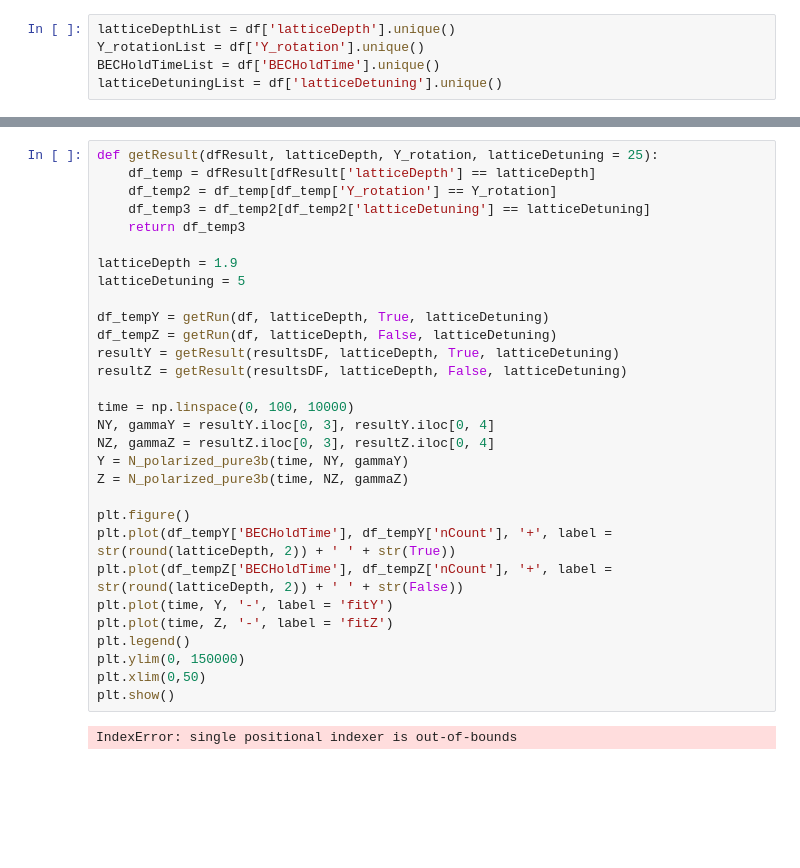
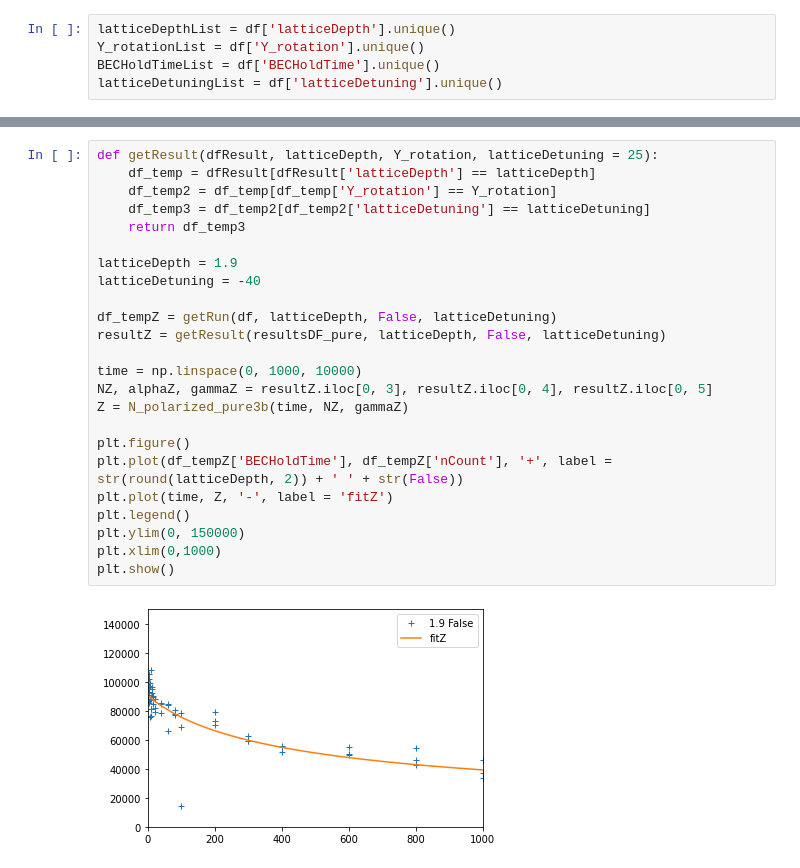
Before and after one commit to barralp/dypole-lattice, a Jupyter notebook: fitting/v2/Data_fitting-3b_210423.ipynb, the cells around one changed output, grey strips where cells are left out. Drawn from its saved outputs; the diff is of its cells as text; blank space fills up the shorter version.

```diff
--- a/fitting/v2/Data_fitting-3b_210423.ipynb
+++ b/fitting/v2/Data_fitting-3b_210423.ipynb
@@ -145,32 +190,26 @@ print(resultsDF)
 # %%
 def getResult(dfResult, latticeDepth, Y_rotation, latticeDetuning = 25):
     df_temp = dfResult[dfResult['latticeDepth'] == latticeDepth]
     df_temp2 = df_temp[df_temp['Y_rotation'] == Y_rotation]
     df_temp3 = df_temp2[df_temp2['latticeDetuning'] == latticeDetuning]
     return df_temp3
 
 latticeDepth = 1.9
-latticeDetuning = 5
+latticeDetuning = -40
 
-df_tempY = getRun(df, latticeDepth, True, latticeDetuning)
 df_tempZ = getRun(df, latticeDepth, False, latticeDetuning)
-resultY = getResult(resultsDF, latticeDepth, True, latticeDetuning)
-resultZ = getResult(resultsDF, latticeDepth, False, latticeDetuning)
+resultZ = getResult(resultsDF_pure, latticeDepth, False, latticeDetuning)
 
-time = np.linspace(0, 100, 10000)
-NY, gammaY = resultY.iloc[0, 3], resultY.iloc[0, 4]
-NZ, gammaZ = resultZ.iloc[0, 3], resultZ.iloc[0, 4]
-Y = N_polarized_pure3b(time, NY, gammaY)
+time = np.linspace(0, 1000, 10000)
+NZ, alphaZ, gammaZ = resultZ.iloc[0, 3], resultZ.iloc[0, 4], resultZ.iloc[0, 5]
 Z = N_polarized_pure3b(time, NZ, gammaZ)
 
 plt.figure()
-plt.plot(df_tempY['BECHoldTime'], df_tempY['nCount'], '+', label = str(round(latticeDepth, 2)) + ' ' + str(True))
 plt.plot(df_tempZ['BECHoldTime'], df_tempZ['nCount'], '+', label = str(round(latticeDepth, 2)) + ' ' + str(False))
-plt.plot(time, Y, '-', label = 'fitY')
 plt.plot(time, Z, '-', label = 'fitZ')
 plt.legend()
 plt.ylim(0, 150000)
-plt.xlim(0,50)
+plt.xlim(0,1000)
 plt.show()
 # %% [output]
-IndexError: single positional indexer is out-of-bounds
+[figure, added]
```
Also changed, not shown: parts of 32 cells of this notebook.
